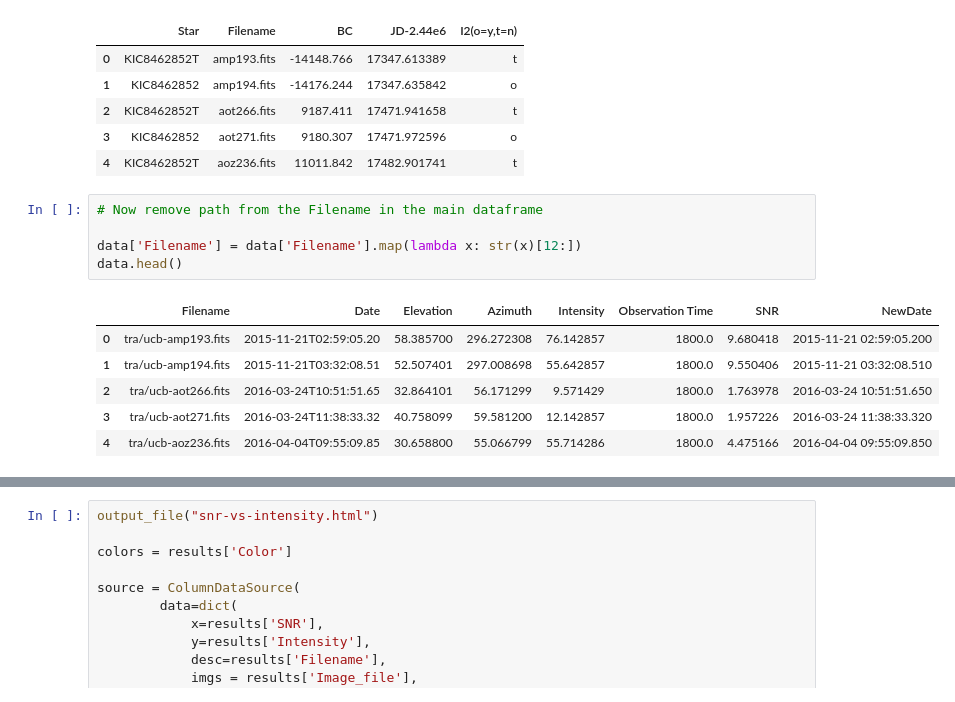
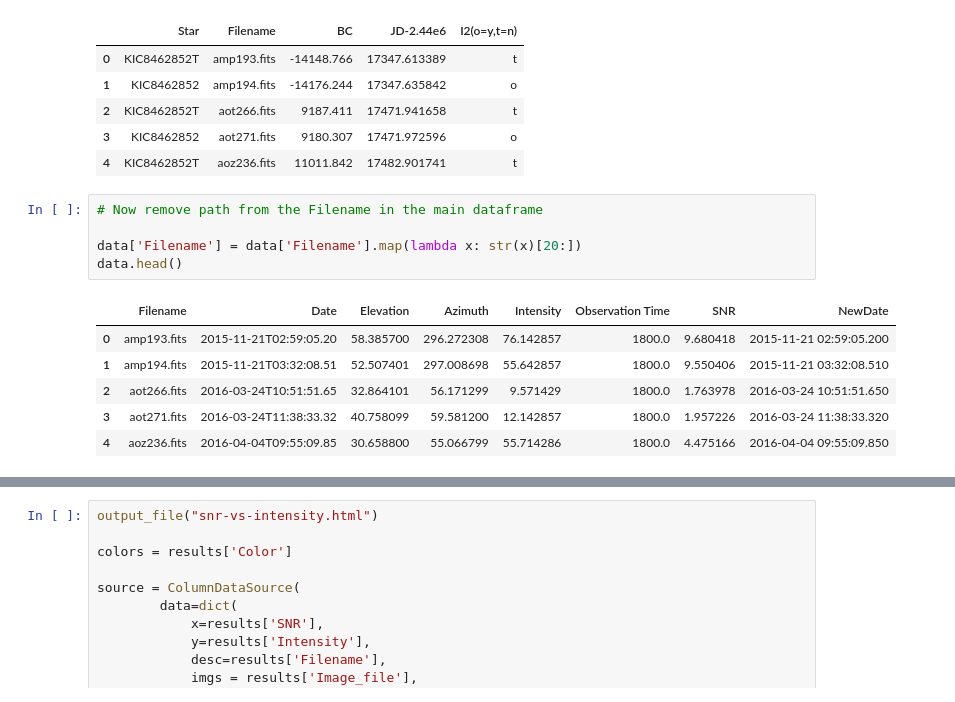
Before and after one commit to david-lipman/Optical-SETI-Project, a Jupyter notebook: Star Charts and Bokeh Plot.ipynb, the cells around one changed output, grey strips where cells are left out. Drawn from its saved outputs; the diff is of its cells as text.

```diff
--- a/Star Charts and Bokeh Plot.ipynb
+++ b/Star Charts and Bokeh Plot.ipynb
@@ -128,15 +128,15 @@ obslog.head()
 # %%
 # Now remove path from the Filename in the main dataframe
 
-data['Filename'] = data['Filename'].map(lambda x: str(x)[12:])
+data['Filename'] = data['Filename'].map(lambda x: str(x)[20:])
 data.head()
 # %% [output]
 |  | Filename | Date | Elevation | Azimuth | Intensity | Observation Time | SNR | NewDate |
-| 0 | tra/ucb-amp193.fits | 2015-11-21T02:59:05.20 | 58.385700 | 296.272308 | 76.142857 | 1800.0 | 9.680418 | 2015-11-21 02:59:05.200 |
-| 1 | tra/ucb-amp194.fits | 2015-11-21T03:32:08.51 | 52.507401 | 297.008698 | 55.642857 | 1800.0 | 9.550406 | 2015-11-21 03:32:08.510 |
-| 2 | tra/ucb-aot266.fits | 2016-03-24T10:51:51.65 | 32.864101 | 56.171299 | 9.571429 | 1800.0 | 1.763978 | 2016-03-24 10:51:51.650 |
-| 3 | tra/ucb-aot271.fits | 2016-03-24T11:38:33.32 | 40.758099 | 59.581200 | 12.142857 | 1800.0 | 1.957226 | 2016-03-24 11:38:33.320 |
-| 4 | tra/ucb-aoz236.fits | 2016-04-04T09:55:09.85 | 30.658800 | 55.066799 | 55.714286 | 1800.0 | 4.475166 | 2016-04-04 09:55:09.850 |
+| 0 | amp193.fits | 2015-11-21T02:59:05.20 | 58.385700 | 296.272308 | 76.142857 | 1800.0 | 9.680418 | 2015-11-21 02:59:05.200 |
+| 1 | amp194.fits | 2015-11-21T03:32:08.51 | 52.507401 | 297.008698 | 55.642857 | 1800.0 | 9.550406 | 2015-11-21 03:32:08.510 |
+| 2 | aot266.fits | 2016-03-24T10:51:51.65 | 32.864101 | 56.171299 | 9.571429 | 1800.0 | 1.763978 | 2016-03-24 10:51:51.650 |
+| 3 | aot271.fits | 2016-03-24T11:38:33.32 | 40.758099 | 59.581200 | 12.142857 | 1800.0 | 1.957226 | 2016-03-24 11:38:33.320 |
+| 4 | aoz236.fits | 2016-04-04T09:55:09.85 | 30.658800 | 55.066799 | 55.714286 | 1800.0 | 4.475166 | 2016-04-04 09:55:09.850 |
 # %%
 # Combine the two dataframes together
 
```
Also changed, not shown: parts of 6 cells of this notebook.
